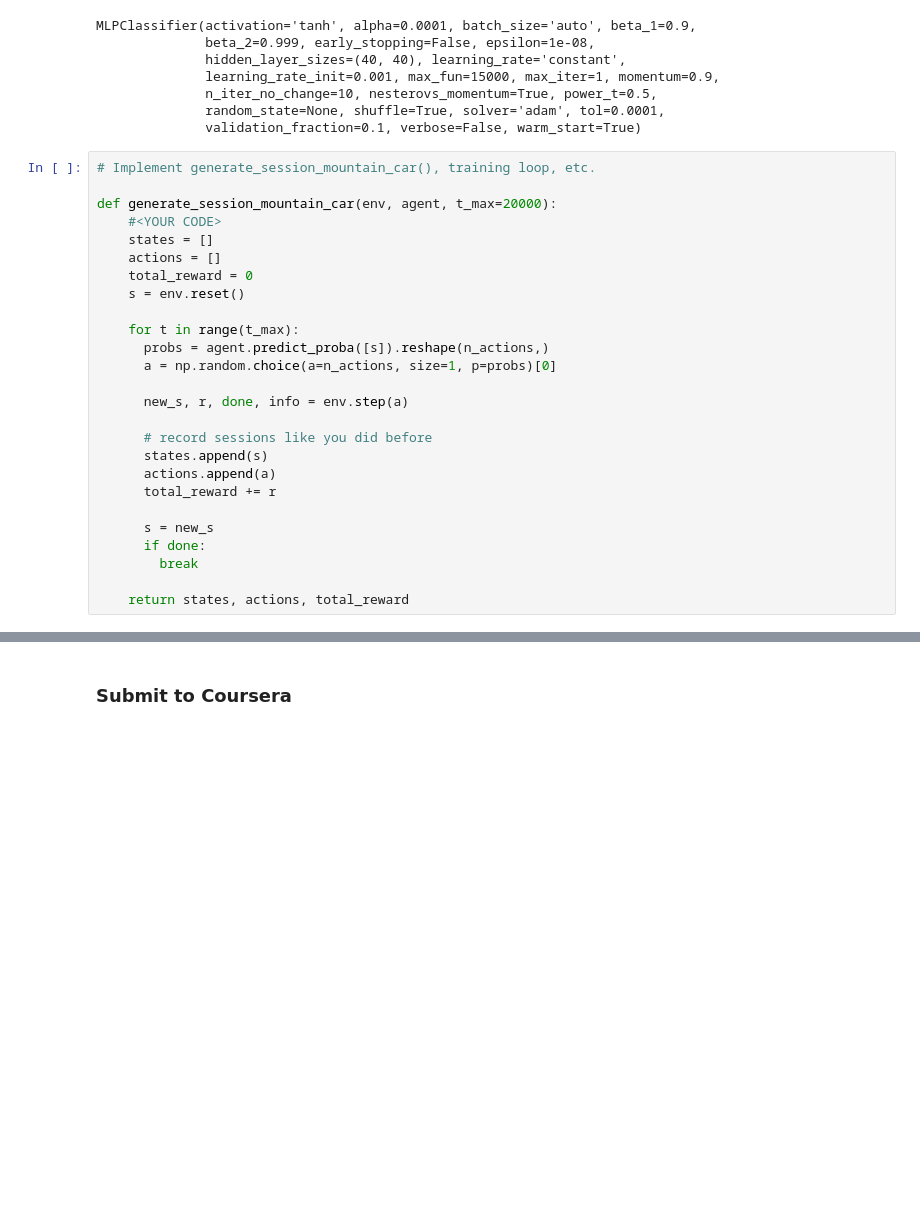
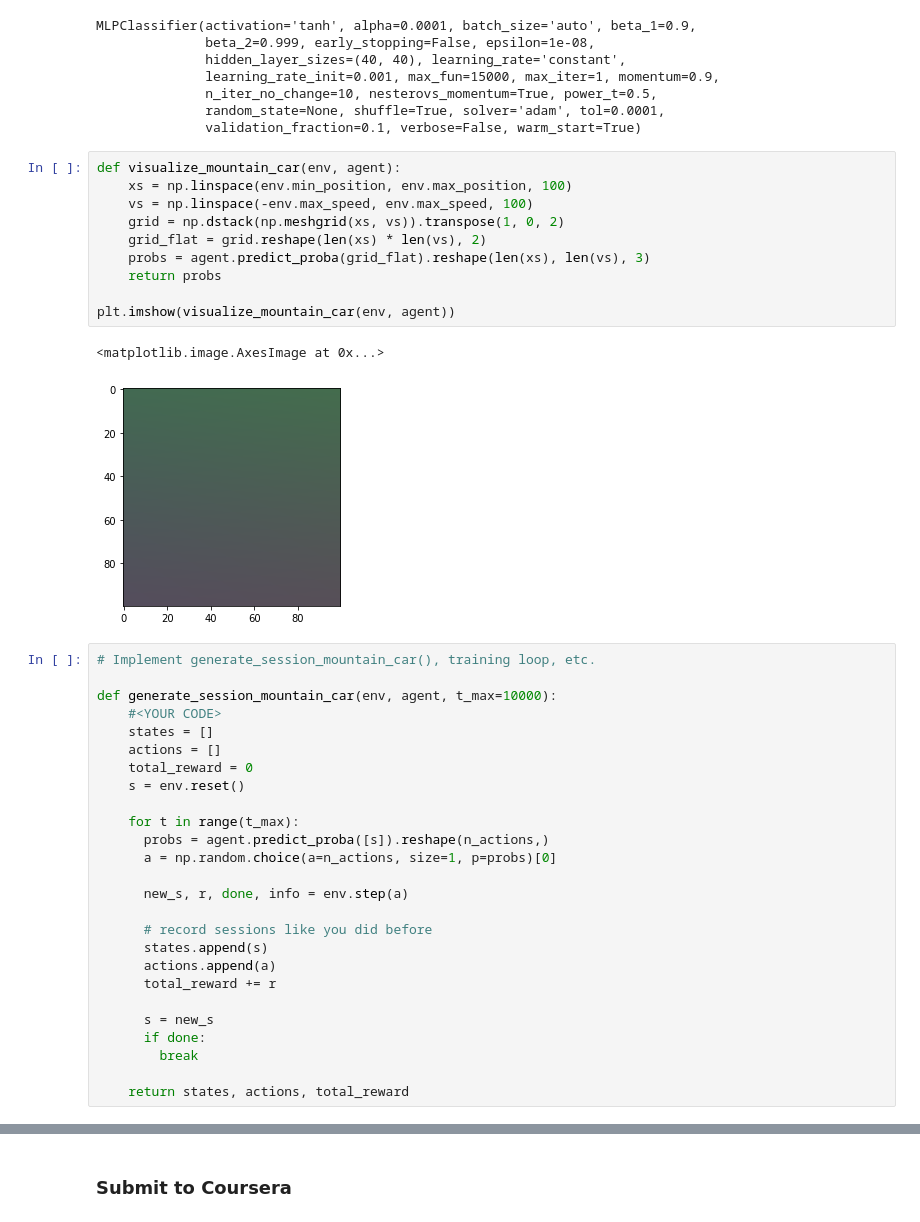
Before and after one commit to skozh/RL, a Jupyter notebook: deep_crossentropy_method.ipynb, the cells around one changed output, grey strips where cells are left out. Saved outputs shown, nothing was run; the diff lists cells and outputs as text; blank space fills up the shorter version.

```diff
--- a/deep_crossentropy_method.ipynb
+++ b/deep_crossentropy_method.ipynb
@@ -310,10 +297,23 @@ MLPClassifier(activation='tanh', alpha=0.0001, batch_size='auto', beta_1=0.9,
               n_iter_no_change=10, nesterovs_momentum=True, power_t=0.5,
               random_state=None, shuffle=True, solver='adam', tol=0.0001,
               validation_fraction=0.1, verbose=False, warm_start=True)
+# %%
+def visualize_mountain_car(env, agent):
+    xs = np.linspace(env.min_position, env.max_position, 100)
+    vs = np.linspace(-env.max_speed, env.max_speed, 100)
+    grid = np.dstack(np.meshgrid(xs, vs)).transpose(1, 0, 2)
+    grid_flat = grid.reshape(len(xs) * len(vs), 2)
+    probs = agent.predict_proba(grid_flat).reshape(len(xs), len(vs), 3)
+    return probs
+
+plt.imshow(visualize_mountain_car(env, agent))
+# %% [output]
+<matplotlib.image.AxesImage at 0x...>
+[figure, added]
 # %%
 # Implement generate_session_mountain_car(), training loop, etc.
 
-def generate_session_mountain_car(env, agent, t_max=20000):
+def generate_session_mountain_car(env, agent, t_max=10000):
     #<YOUR CODE>
     states = []
     actions = []
```
Also changed, not shown: parts of 6 cells of this notebook.
